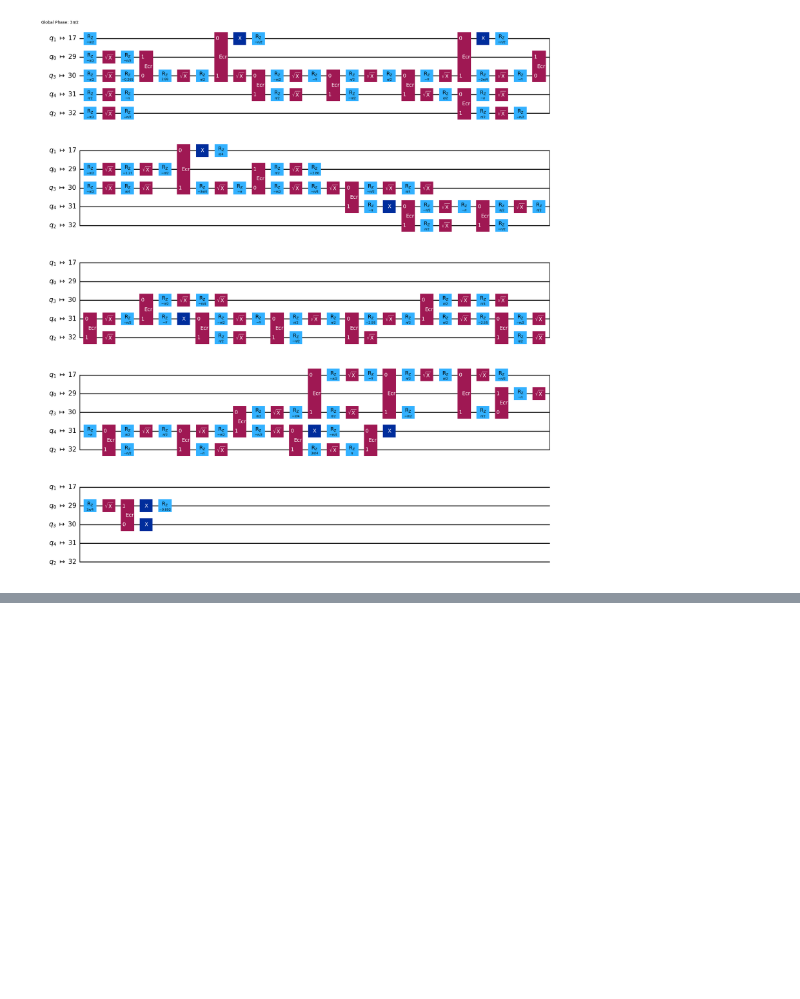
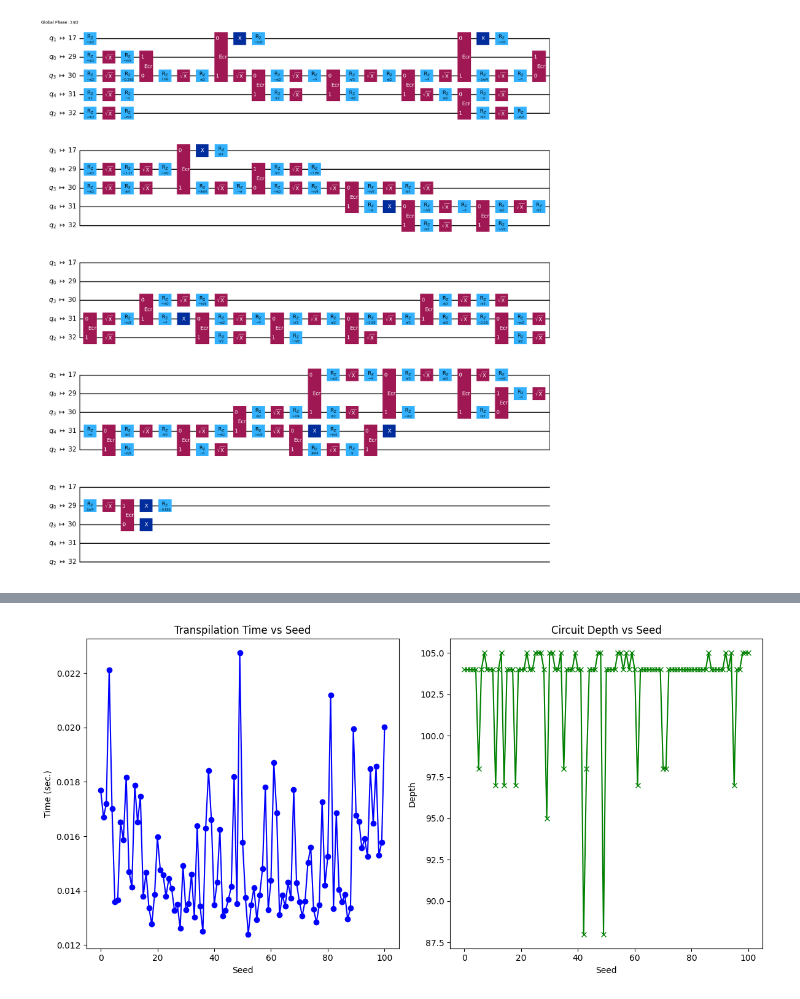
Before and after one commit to pranjaldhole/QiskitHackathon25_SuperQops, a Jupyter notebook: notebooks/qubit_layout_approximation.ipynb, the cells around one changed output, grey strips where cells are left out. Saved outputs shown, nothing was run; the diff lists cells and outputs as text; code cells hidden in the pictures; blank space fills up the shorter version.

```diff
--- a/notebooks/qubit_layout_approximation.ipynb
+++ b/notebooks/qubit_layout_approximation.ipynb
@@ -57,0 +184,34 @@ isa_circuit_l3.draw('mpl')
+# %%
+times = []
+depths = []
+### WRITE YOUR CODE HERE ###
+# Sweep over seed_transpiler values
+seed_values = [i for i in range(101)]
+for seed in seed_values:
+    pm = generate_preset_pass_manager(backend=noisy_fake_backend, optimization_level=2, seed_transpiler=seed)
+    ### YOUR CODE FINISHES HERE
+    start = time.time()
+    isa_qc = pm.run(FullAdder)
+    dt = time.time() - start
+    times.append(dt)
+    depths.append(isa_qc.depth())
+
+# Plotting
+plt.figure(figsize=(12, 6))
+
+plt.subplot(1, 2, 1)
+plt.plot(seed_values, times, marker='o', linestyle='-', color='blue')
+plt.title('Transpilation Time vs Seed')
+plt.xlabel('Seed')
+plt.ylabel('Time (sec.)')
+
+plt.subplot(1, 2, 2)
+plt.plot(seed_values, depths, marker='x', linestyle='-', color='green')
+plt.title('Circuit Depth vs Seed')
+plt.xlabel('Seed')
+plt.ylabel('Depth')
+
+plt.tight_layout()
+plt.show()
+# %% [output]
+[figure, added]
```
Also changed, not shown: parts of 4 cells of this notebook, 1 other file.
